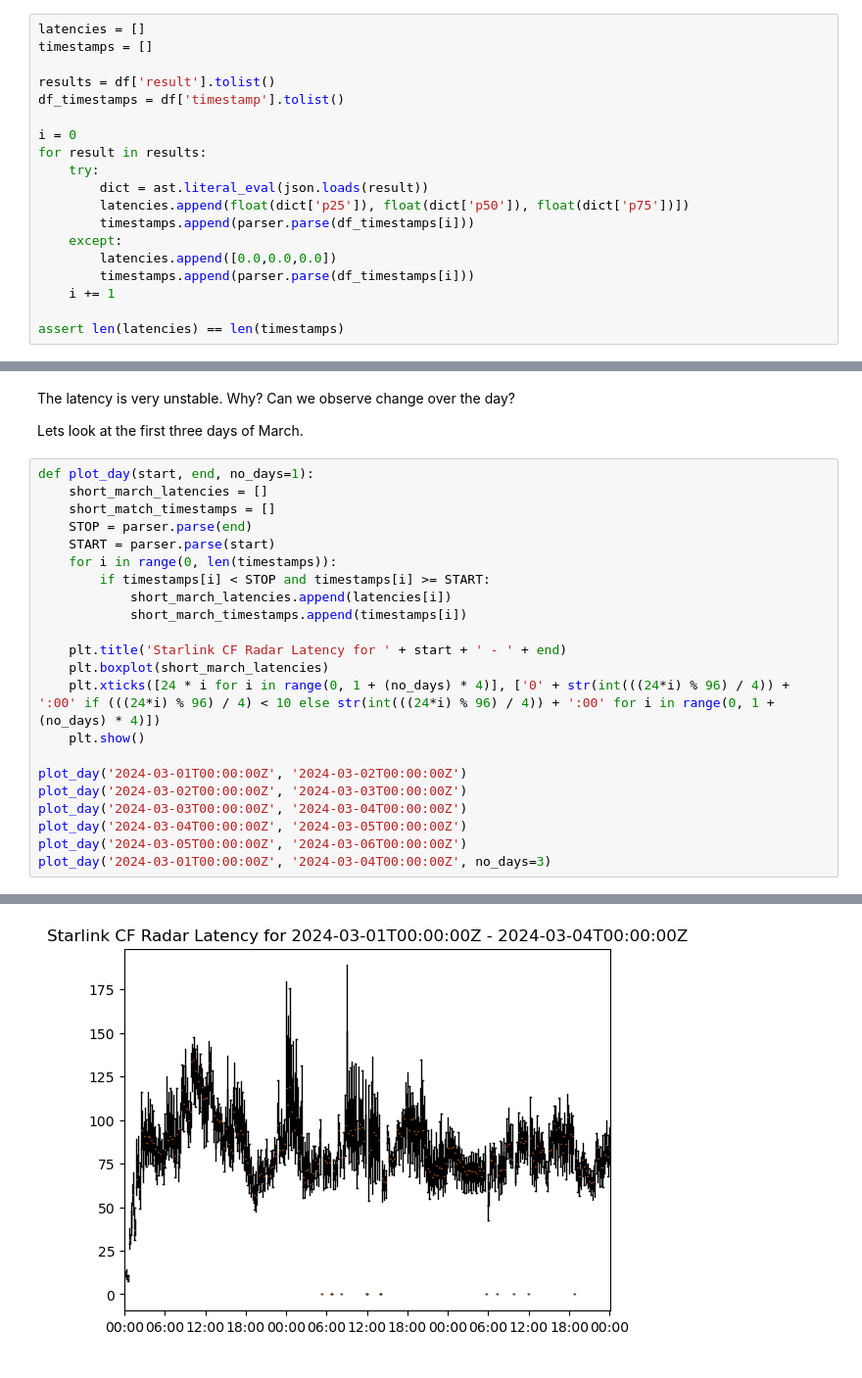
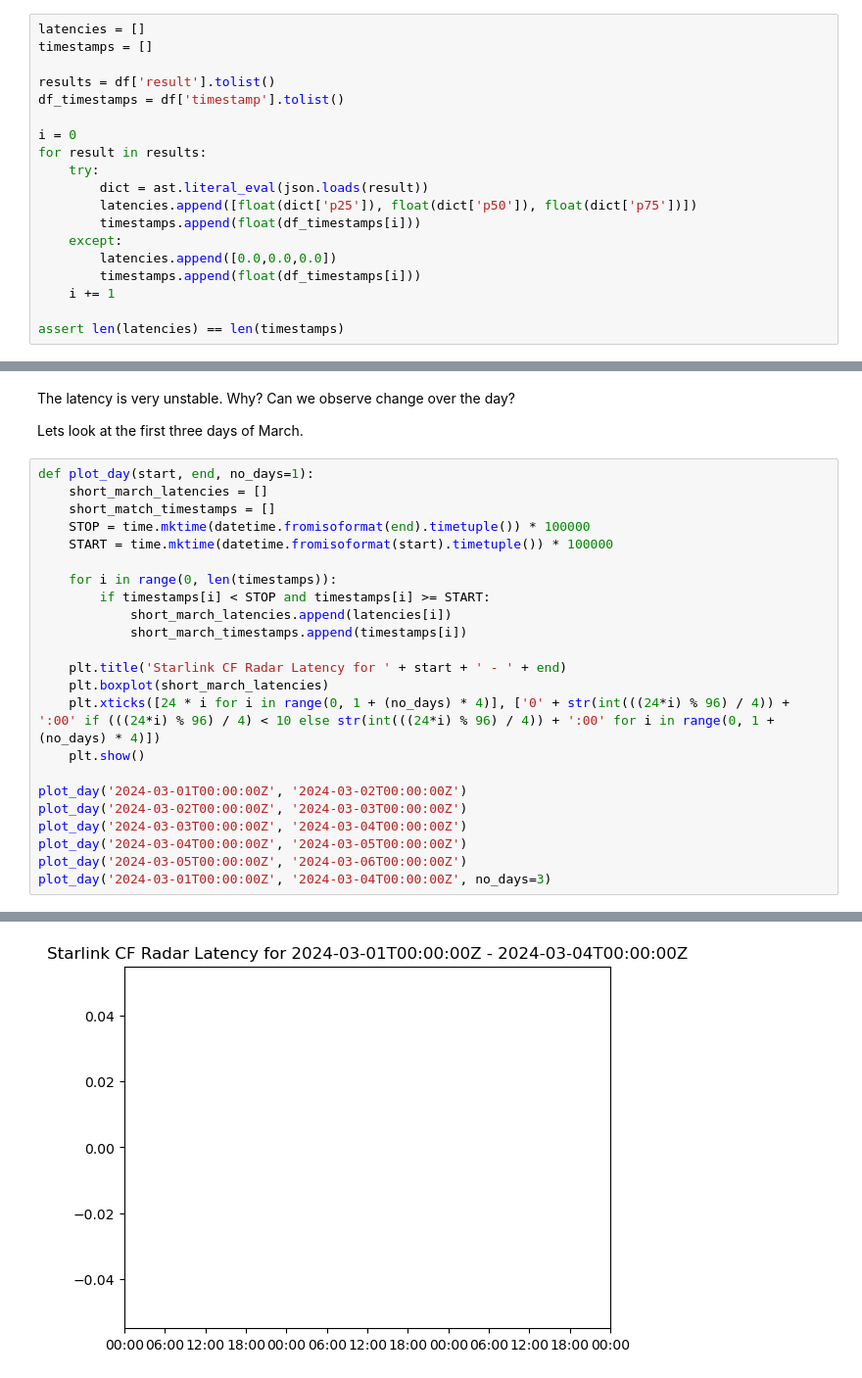
Before and after one commit to diic-starlink/performance-insights-into-starlink, a Jupyter notebook: src/harvester/notebooks/cloudflare_analysis.ipynb, the cells around one changed output, grey strips where cells are left out. Shown at 98% size. Cells and saved outputs as stored; diff of their text form.

```diff
--- a/src/harvester/notebooks/cloudflare_analysis.ipynb
+++ b/src/harvester/notebooks/cloudflare_analysis.ipynb
@@ -40,11 +42,11 @@ i = 0
 for result in results:
     try:
         dict = ast.literal_eval(json.loads(result))
-        latencies.append(float(dict['p25']), float(dict['p50']), float(dict['p75'])])
-        timestamps.append(parser.parse(df_timestamps[i]))
+        latencies.append([float(dict['p25']), float(dict['p50']), float(dict['p75'])])
+        timestamps.append(float(df_timestamps[i]))
     except:
         latencies.append([0.0,0.0,0.0])
-        timestamps.append(parser.parse(df_timestamps[i]))
+        timestamps.append(float(df_timestamps[i]))
     i += 1
 
 assert len(latencies) == len(timestamps)
@@ -64,8 +66,9 @@ Lets look at the first three days of March.
 def plot_day(start, end, no_days=1):
     short_march_latencies = []
     short_match_timestamps = []
-    STOP = parser.parse(end)
-    START = parser.parse(start)
+    STOP = time.mktime(datetime.fromisoformat(end).timetuple()) * 100000
+    START = time.mktime(datetime.fromisoformat(start).timetuple()) * 100000
+
     for i in range(0, len(timestamps)):
         if timestamps[i] < STOP and timestamps[i] >= START:
             short_march_latencies.append(latencies[i])
@@ -91 +94 @@ plot_day('2024-03-01T00:00:00Z', '2024-03-04T00:00:00Z', no_days=3)
-[figure, old version]
+[figure, new version]
```
Also changed, not shown: parts of 4 cells of this notebook, 1 other file.
